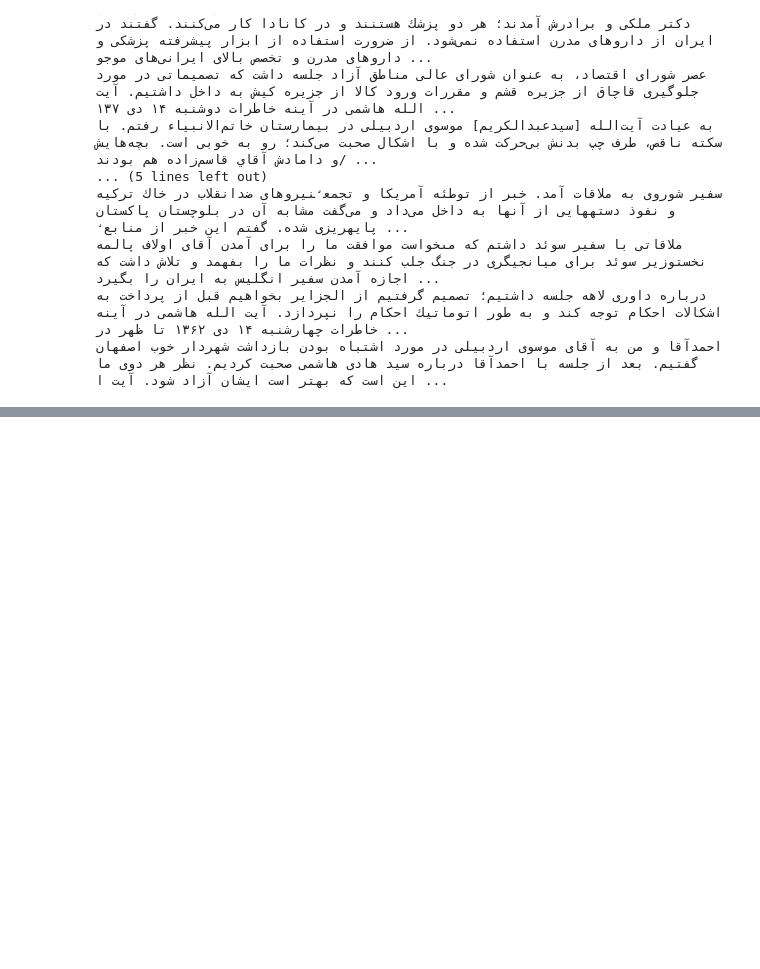
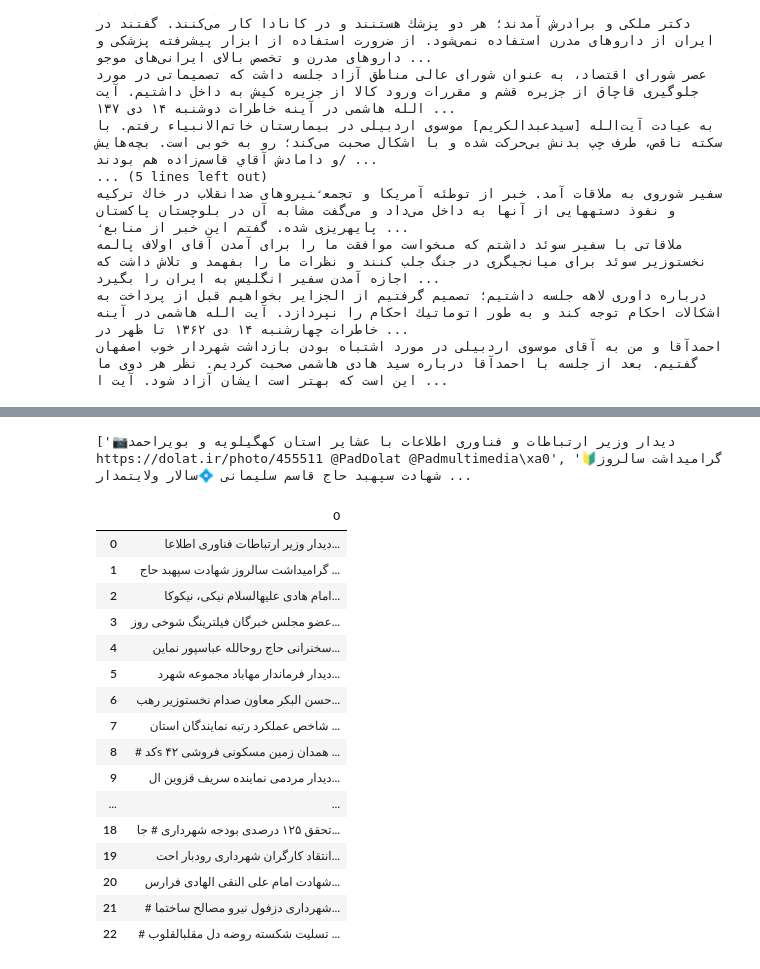
Before and after one commit to mrahimi14/Text_Analysis, a Jupyter notebook: Text_Analysis.ipynb, the cells around one changed output, grey strips where cells are left out. Cells and saved outputs as stored; diff of their text form; code cells hidden in the pictures; blank space fills up the shorter version.

```diff
--- a/Text_Analysis.ipynb
+++ b/Text_Analysis.ipynb
@@ -188,0 +263,43 @@ compute_persian_word_frequency(output[0]).sort_values(by = 'Frequency', ascendin
+# %%
+data = pd.read_excel('/content/Book1.xlsx')
+
+# Flatten the dataframe: stack all columns into one
+flattened_data = data.stack().reset_index(drop=True)
+
+# Drop NaN values
+cleaned_data = flattened_data.dropna()
+
+# Convert the cleaned data to a list
+final_list = cleaned_data.tolist()
+
+# Display the list
+print(final_list)
+# %% [output]
+['📷دیدار وزیر ارتباطات و فناوری اطلاعات با عشایر استان کهگیلویه و بویراحمد https://dolat.ir/photo/455511 @PadDolat @Padmultimedia\xa0', '🔰گرامیداشت سالروز شهادت سپهبد حاج قاسم سلیمانی 💠سالار ولایتمدار ...
+# %%
+without_emojis = []
+for news in final_list:
+    without_emojis.append(remove_emojis(news))
+
+output = []
+for news in without_emojis:
+  output.append(process_text(news)['cleaned_text'])
+pd.DataFrame(output)
+# %% [output]
+|  | 0 |
+| 0 | دیدار وزیر ارتباطات فناوری اطلاعا... |
+| 1 | گرامیداشت سالروز شهادت سپهبد حاج ... |
+| 2 | امام هادی علیهالسلام نیکی، نیکوکا... |
+| 3 | عضو مجلس خبرگان فیلترینگ شوخی روز... |
+| 4 | سخنرانی حاج روحالله عباسپور نماین... |
+| 5 | دیدار فرماندار مهاباد مجموعه شهرد... |
+| 6 | حسن البکر معاون صدام نخستوزیر رهب... |
+| 7 | شاخص عملکرد رتبه نمایندگان استان ... |
+| 8 | # کدs ۴۲ همدان زمین مسکونی فروشی ... |
+| 9 | دیدار مردمی نماینده سریف قزوین ال... |
+| ... | ... |
+| 18 | تحقق ۱۲۵ درصدی بودجه شهرداری # جا... |
+| 19 | انتقاد کارگران شهرداری رودبار احت... |
+| 20 | شهادت امام علی النقی الهادی فرارس... |
+| 21 | # شهرداری دزفول نیرو مصالح ساختما... |
+| 22 | # تسلیت شکسته روضه دل مقلبالقلوب ... |
```
Also changed, not shown: parts of 6 cells of this notebook.
